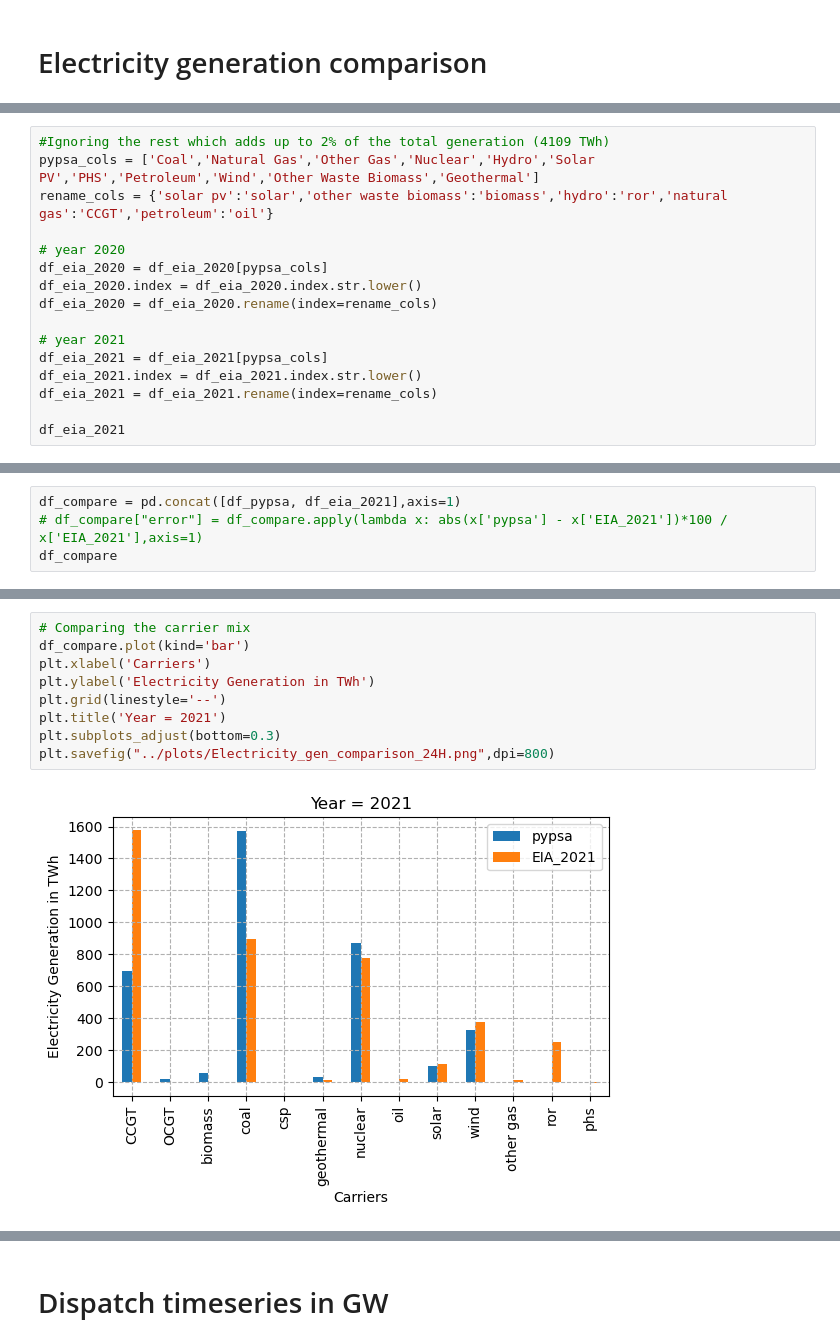
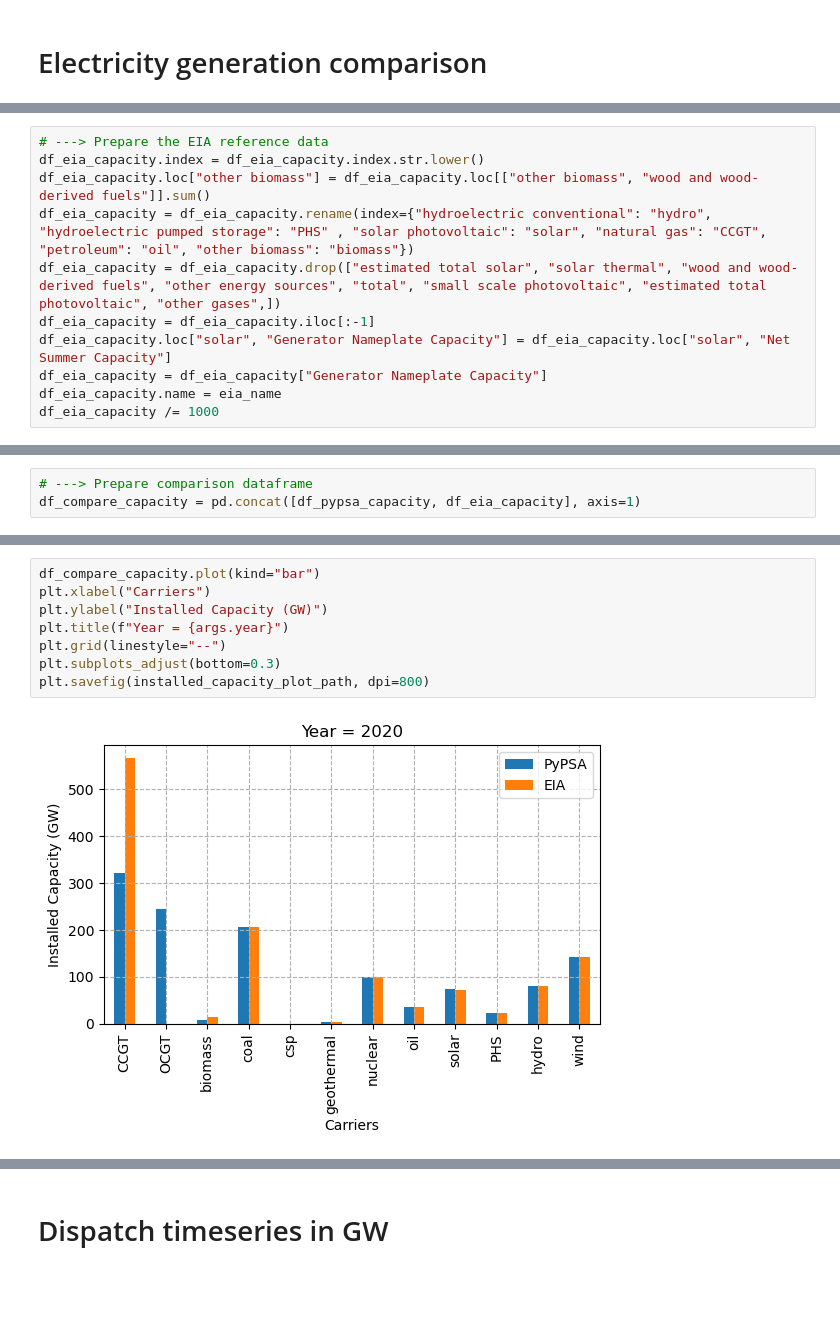
Before and after one commit to open-energy-transition/geothermal-modelling, a Jupyter notebook: analysis/notebooks/Analysis_PE.ipynb, the cells around one changed output, grey strips where cells are left out. Drawn from its saved outputs; the diff is of its cells as text; blank space fills up the shorter version.

```diff
--- a/analysis/notebooks/Analysis_PE.ipynb
+++ b/analysis/notebooks/Analysis_PE.ipynb
@@ -120,16 +153,11 @@ df_eia_2021.name = 'EIA_2021'
 # %%
-#Ignoring the rest which adds up to 2% of the total generation (4109 TWh)
-pypsa_cols = ['Coal','Natural Gas','Other Gas','Nuclear','Hydro','Solar PV','PHS','Petroleum','Wind','Other Waste Biomass','Geothermal']
-rename_cols = {'solar pv':'solar','other waste biomass':'biomass','hydro':'ror','natural gas':'CCGT','petroleum':'oil'}
-
-# year 2020
-df_eia_2020 = df_eia_2020[pypsa_cols]
-df_eia_2020.index = df_eia_2020.index.str.lower()
-df_eia_2020 = df_eia_2020.rename(index=rename_cols)
-
-# year 2021
-df_eia_2021 = df_eia_2021[pypsa_cols]
-df_eia_2021.index = df_eia_2021.index.str.lower()
-df_eia_2021 = df_eia_2021.rename(index=rename_cols)
-
-df_eia_2021
+# ---> Prepare the EIA reference data
+df_eia_capacity.index = df_eia_capacity.index.str.lower()
+df_eia_capacity.loc["other biomass"] = df_eia_capacity.loc[["other biomass", "wood and wood-derived fuels"]].sum()
+df_eia_capacity = df_eia_capacity.rename(index={"hydroelectric conventional": "hydro", "hydroelectric pumped storage": "PHS" , "solar photovoltaic": "solar", "natural gas": "CCGT", "petroleum": "oil", "other biomass": "biomass"})
+df_eia_capacity = df_eia_capacity.drop(["estimated total solar", "solar thermal", "wood and wood-derived fuels", "other energy sources", "total", "small scale photovoltaic", "estimated total photovoltaic", "other gases",])
+df_eia_capacity = df_eia_capacity.iloc[:-1]
+df_eia_capacity.loc["solar", "Generator Nameplate Capacity"] = df_eia_capacity.loc["solar", "Net Summer Capacity"]
+df_eia_capacity = df_eia_capacity["Generator Nameplate Capacity"]
+df_eia_capacity.name = eia_name
+df_eia_capacity /= 1000
@@ -149,4 +164,3 @@ Name: EIA_2021, dtype: float64
 # %%
-df_compare = pd.concat([df_pypsa, df_eia_2021],axis=1)
-# df_compare["error"] = df_compare.apply(lambda x: abs(x['pypsa'] - x['EIA_2021'])*100 / x['EIA_2021'],axis=1)
-df_compare
+# ---> Prepare comparison dataframe
+df_compare_capacity = pd.concat([df_pypsa_capacity, df_eia_capacity], axis=1)
@@ -168,12 +167,11 @@ df_compare
 # %%
-# Comparing the carrier mix
-df_compare.plot(kind='bar')
-plt.xlabel('Carriers')
-plt.ylabel('Electricity Generation in TWh')
-plt.grid(linestyle='--')
-plt.title('Year = 2021')
+df_compare_capacity.plot(kind="bar")
+plt.xlabel("Carriers")
+plt.ylabel("Installed Capacity (GW)")
+plt.title(f"Year = {args.year}")
+plt.grid(linestyle="--")
 plt.subplots_adjust(bottom=0.3)
-plt.savefig("../plots/Electricity_gen_comparison_24H.png",dpi=800)
+plt.savefig(installed_capacity_plot_path, dpi=800)
 # %% [output]
-[figure, old version]
+[figure, new version]
 # %%
```
Also changed, not shown: parts of 37 cells of this notebook.
